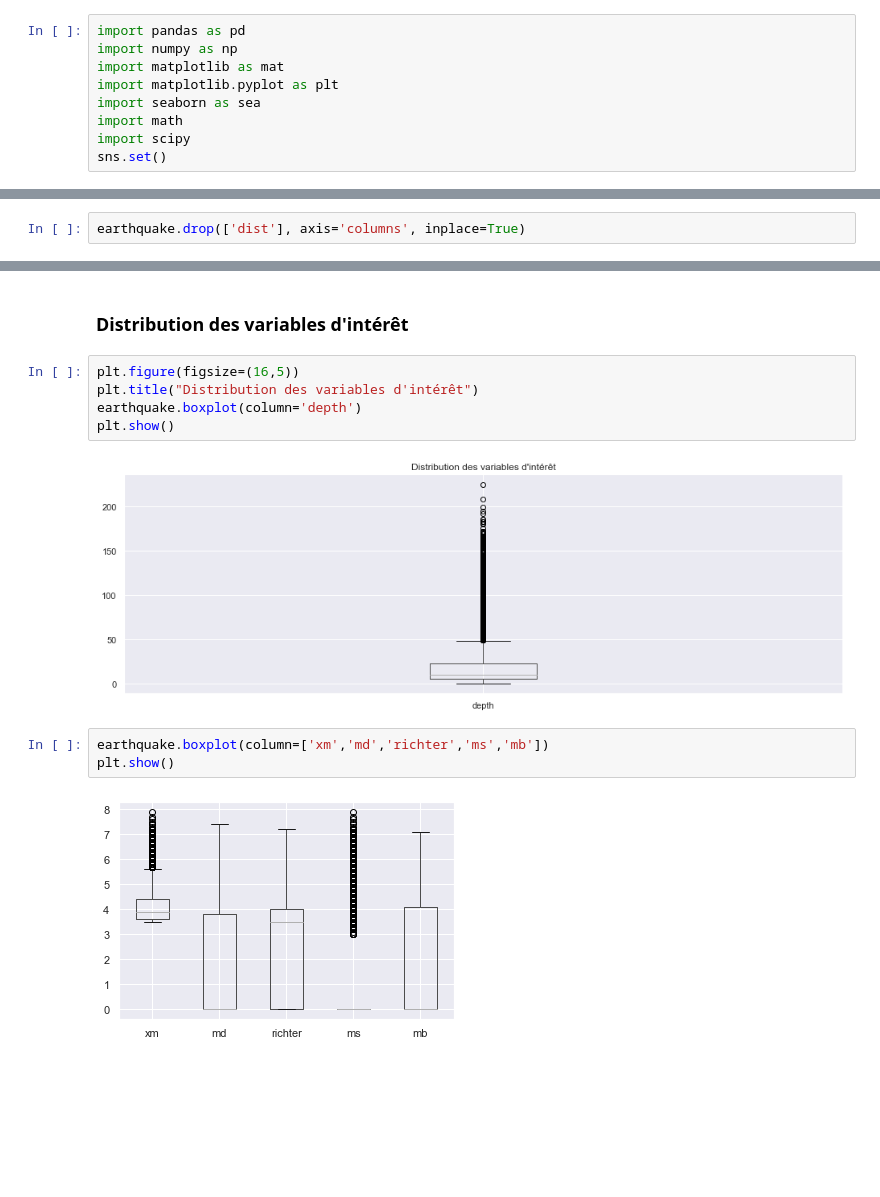
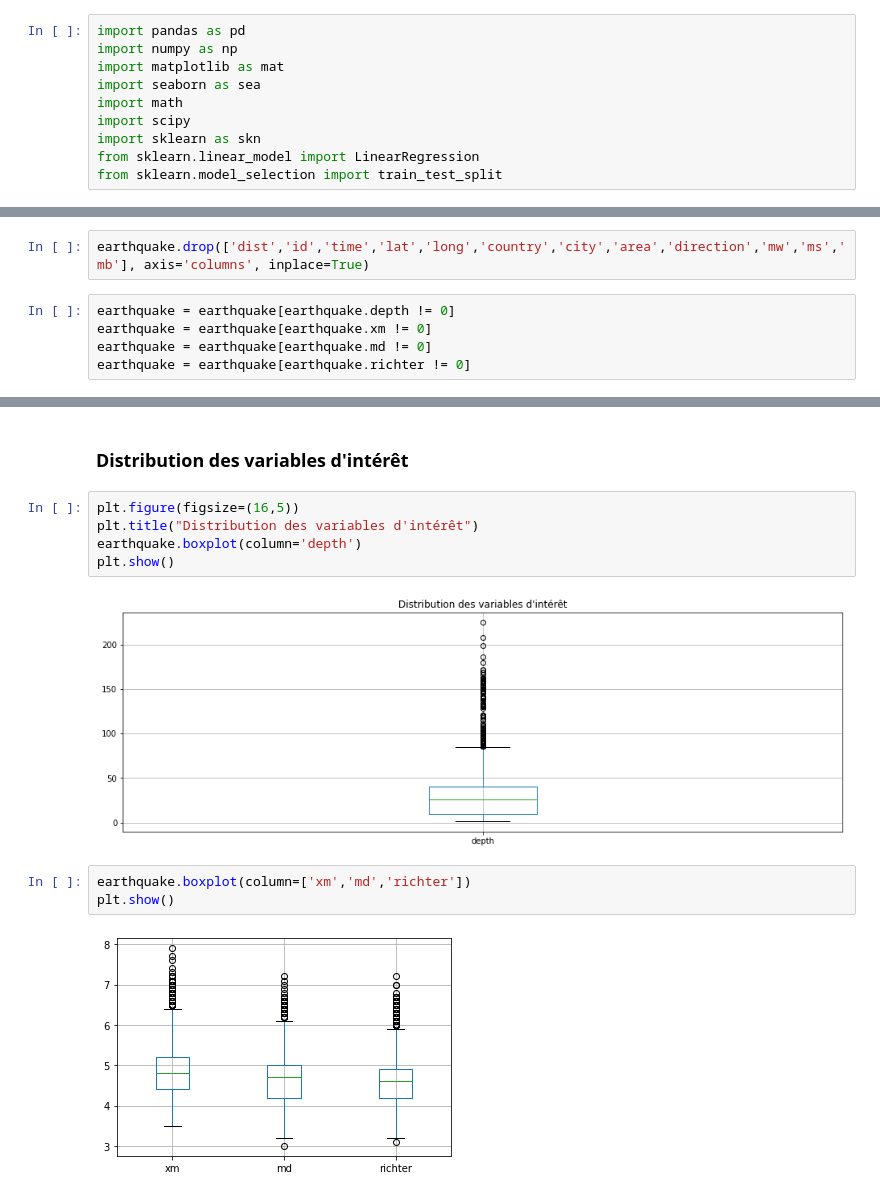
Before and after one commit to nereosky/python, a Jupyter notebook: miniProjet/miniProjet.ipynb, the cells around one changed output, grey strips where cells are left out. Cells and saved outputs as stored; diff of their text form; blank space fills up the shorter version.

```diff
--- a/miniProjet/miniProjet.ipynb
+++ b/miniProjet/miniProjet.ipynb
@@ -4,11 +4,12 @@
 import pandas as pd
 import numpy as np
 import matplotlib as mat
-import matplotlib.pyplot as plt
 import seaborn as sea
 import math
 import scipy
-sns.set()
+import sklearn as skn
+from sklearn.linear_model import LinearRegression
+from sklearn.model_selection import train_test_split
 # %% [markdown]
 ### Importation du dataset
 # %%
@@ -43,7 +39,12 @@ earthquake.shape
 # %% [output]
 (24007, 17)
 # %%
-earthquake.drop(['dist'], axis='columns', inplace=True)
+earthquake.drop(['dist','id','time','lat','long','country','city','area','direction','mw','ms','mb'], axis='columns', inplace=True)
+# %%
+earthquake = earthquake[earthquake.depth != 0]
+earthquake = earthquake[earthquake.xm != 0]
+earthquake = earthquake[earthquake.md != 0]
+earthquake = earthquake[earthquake.richter != 0]
 # %%
 earthquake.head()
 # %% [output]
@@ -109,9 +106,9 @@ plt.title("Distribution des variables d'intérêt")
 earthquake.boxplot(column='depth')
 plt.show()
 # %% [output]
-[figure, old version]
+[figure, new version]
 # %%
-earthquake.boxplot(column=['xm','md','richter','ms','mb'])
+earthquake.boxplot(column=['xm','md','richter'])
 plt.show()
 # %% [output]
-[figure, old version]
+[figure, new version]
```
Also changed, not shown: parts of 12 cells of this notebook, 1 other file.
